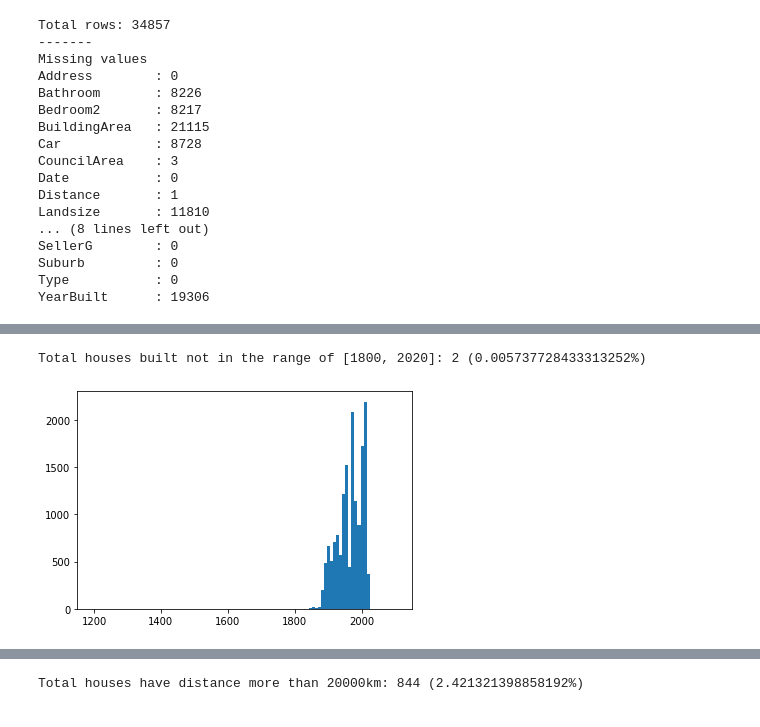
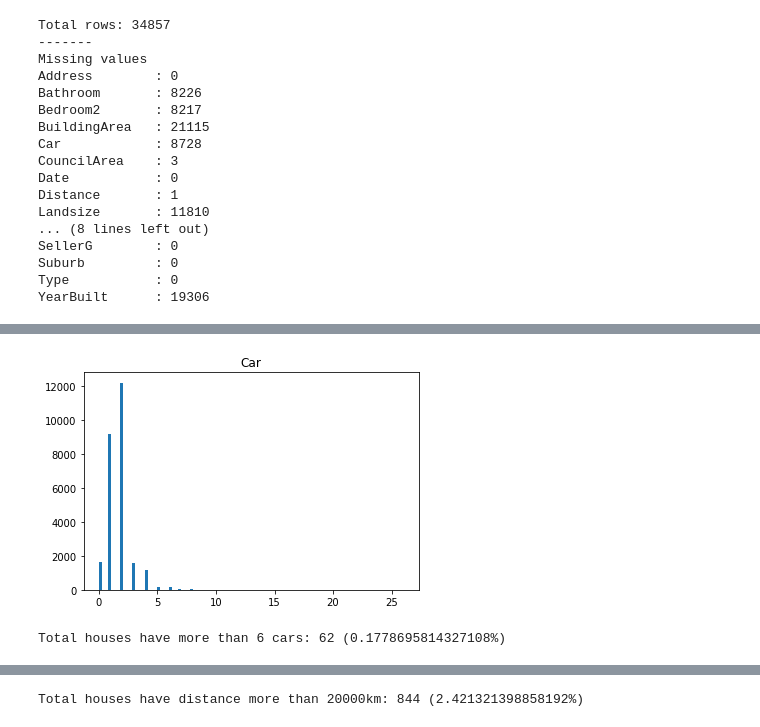
Before and after one commit to tailtq/ml-learning, a Jupyter notebook: ml-08/03_melbourne_housing_market.ipynb, the cells around one changed output, grey strips where cells are left out. Saved outputs shown, nothing was run; the diff lists cells and outputs as text; code cells hidden in the pictures.

```diff
--- a/ml-08/03_melbourne_housing_market.ipynb
+++ b/ml-08/03_melbourne_housing_market.ipynb
@@ -153,9 +171,11 @@ Total houses have more than 3 bathrooms: 371 (1.064348624379608%)
 # %%
-plt.hist(df["YearBuilt"], 100);
+plt.hist(df["Car"], 100)
+plt.title("Car")
+plt.show()
 
-year_built_limit = [1800, 2020]
-total_house_above_limit = len(df[(df["YearBuilt"] < year_built_limit[0]) | (df["YearBuilt"] > year_built_limit[1])])
-print(f"Total houses built not in the range of {year_built_limit}: {total_house_above_limit} ({total_house_above_limit / len(df) * 100}%)")
+car_limit = 6
+total_house_above_limit = (df["Car"] > car_limit).sum()
+print(f"Total houses have more than {car_limit} cars: {total_house_above_limit} ({total_house_above_limit / len(df) * 100}%)")
 # %% [output]
+[figure, new version]
-Total houses built not in the range of [1800, 2020]: 2 (0.005737728433313252%)
+Total houses have more than 6 cars: 62 (0.1778695814327108%)
-[figure, old version]
```
Also changed, not shown: parts of 50 cells of this notebook.
